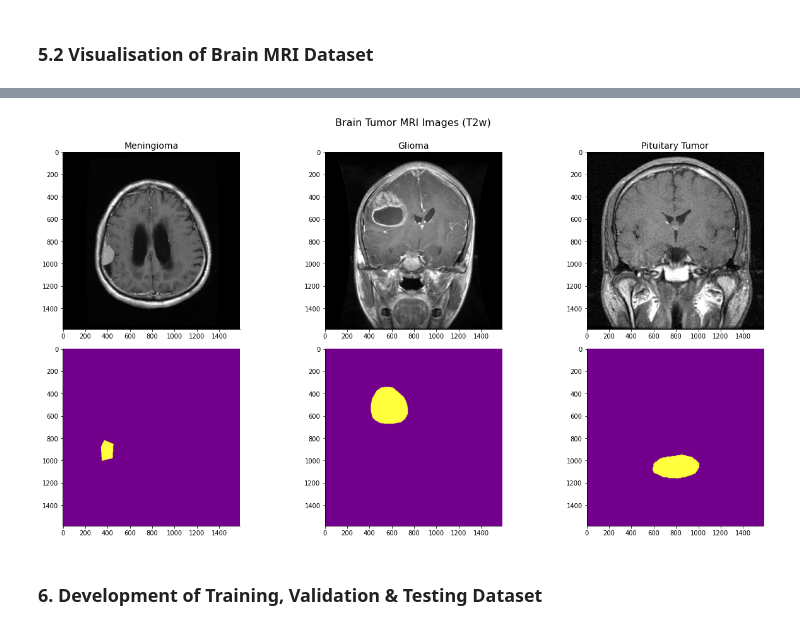
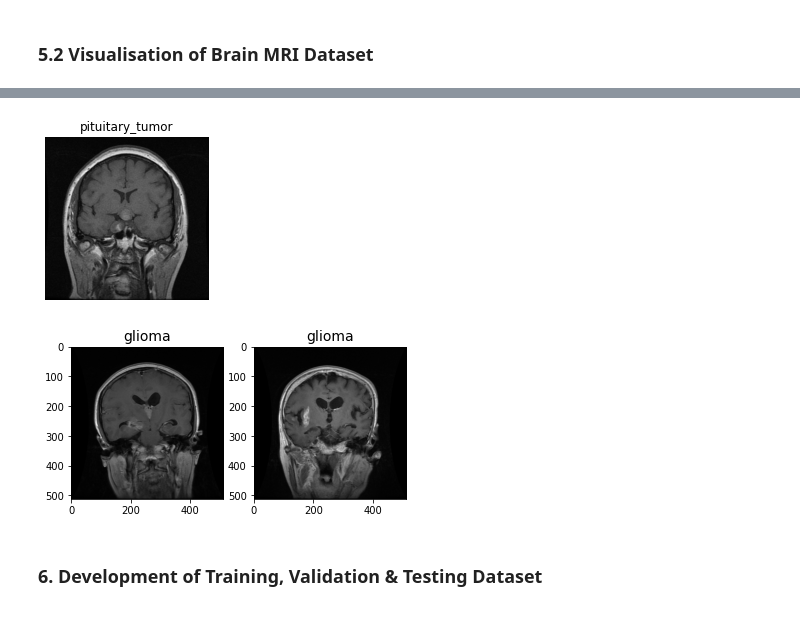
Before and after one commit to zahraDehghanian97/Brain_cancer_classification, a Jupyter notebook: Brain_Tumor_MRI_Image_Classification.ipynb, the cells around one changed output, grey strips where cells are left out. Saved outputs shown, nothing was run; the diff lists cells and outputs as text; code cells hidden in the pictures.

```diff
--- a/Brain_Tumor_MRI_Image_Classification.ipynb
+++ b/Brain_Tumor_MRI_Image_Classification.ipynb
@@ -233,21 +143,29 @@ sns.despine()
-# %%
-BRIGHTNESS_FACTOR = 1.7
-fig, axes = plt.subplots(nrows = 2, ncols = 3, figsize = (18, 9))
-axes = axes.flatten()
-fig.suptitle("Brain Tumor MRI Images (T2w)", fontsize = 16, fontdict = dict(weight = 'bold'), y = 1.04)
-for curr_title, filename, curr_axis in zip(TUMOR_CLASS[:-1], IMAGE_DATA_PATHS[:-1], axes[:3]):
-    curr_image = Image.open(os.path.join(filename, os.listdir(filename)[2]))
-    img_enhancer = ImageEnhance.Brightness(curr_image)
-    curr_axis.imshow(img_enhancer.enhance(BRIGHTNESS_FACTOR))
-    curr_axis.set_title(" ".join(curr_title.split('_')).title(), fontsize = 14)
-
-for filename, curr_axis in zip(MASK_DATA_PATHS, axes[3:]):
-    curr_image = Image.open(os.path.join(filename, os.listdir(filename)[2]))
-    mask_enhancer = ImageEnhance.Brightness(curr_image)
-    curr_axis.imshow(mask_enhancer.enhance(BRIGHTNESS_FACTOR))
-fig.tight_layout()
-sns.despine()
-# %% [output]
-[figure, removed]
+# %%
+def generate_img_from_mat(mat_file_data: dict) -> None:
+    plt.figure(figsize = (6, 3))
+    tumor_mri = plt.imshow(mat_file_data['image'], cmap = 'gray')
+    plt.title(mat_file_data['class'])
+    plt.axis('off')
+    plt.show()
+def generate_img_from_list(mat_file_list):
+    fig, axes = plt.subplots(nrows = 1, ncols = 2, figsize = (6,3))
+    axes = axes.flatten()
+    c = 0
+    for curr_axis in axes[:2] :
+      curr_axis.imshow(mat_file_list['image'][c], cmap = 'gray')
+      curr_axis.set_title(mat_file_list['class'][c], fontsize = 14)
+      c+=1
+# %%
+labels = set(df_images['class'])
+sample_images = []
+for i in labels :
+  df_t =df_images.loc[df_images['class'] == i].reset_index(drop=True)
+  if len(df_t)>1 :
+    generate_img_from_list(df_t.loc[0:1])
+  else :
+    generate_img_from_mat(df_t.loc[0])
+# %% [output]
+[figure, added]
+[figure, added]
 # %% [markdown]
 ### **6. Development of Training, Validation & Testing Dataset**
```
Also changed, not shown: parts of 22 cells of this notebook.
